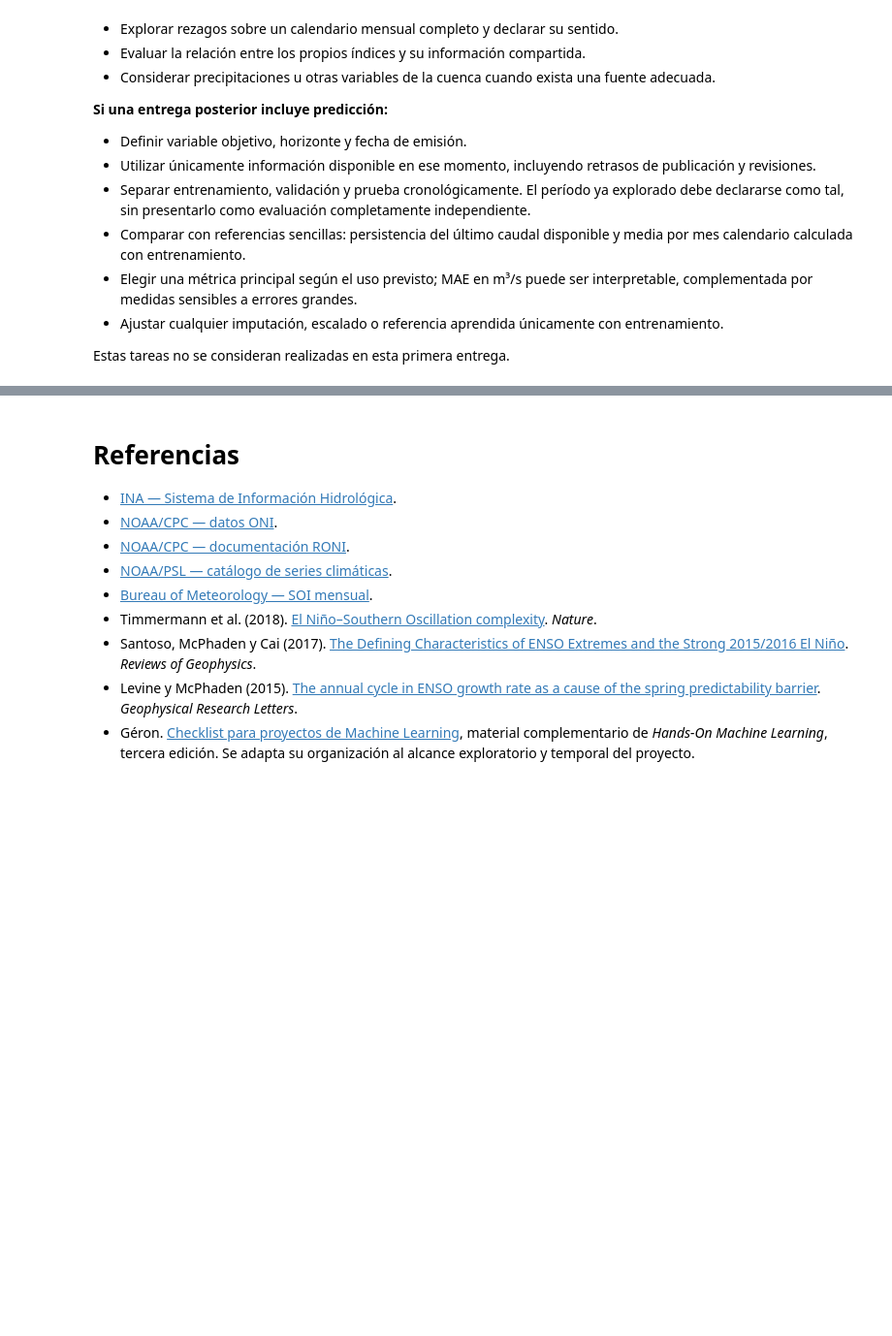
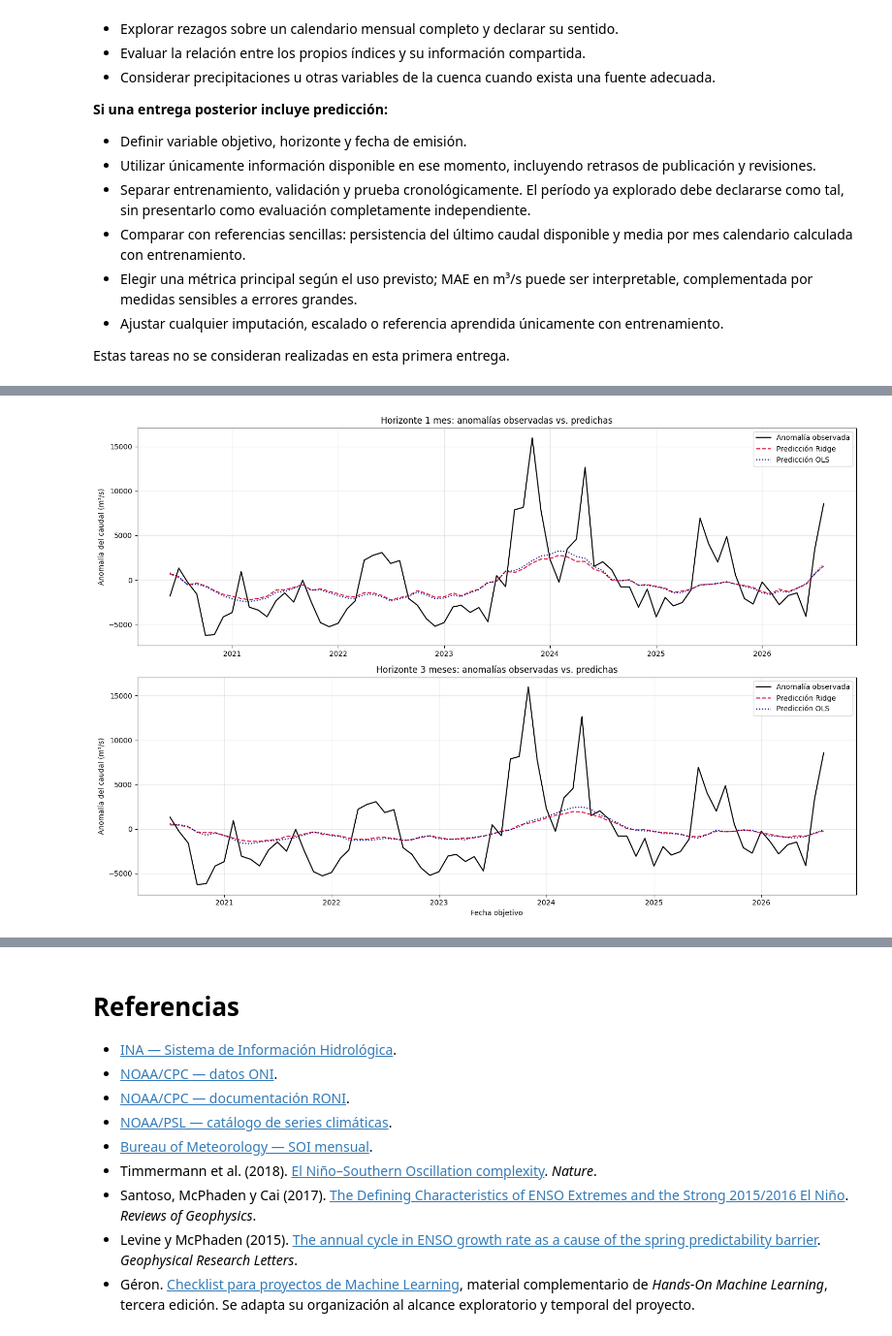
Before and after one commit to Lautaro912/proyecto-ypf-el-nino-salto-grande, a Jupyter notebook: Propuesta_Proyecto_YPF.ipynb, the cells around one changed output, grey strips where cells are left out. Shown at 97% size. Drawn from its saved outputs; the diff is of its cells as text; code cells hidden in the pictures; blank space fills up the shorter version.

```diff
--- a/Propuesta_Proyecto_YPF.ipynb
+++ b/Propuesta_Proyecto_YPF.ipynb
@@ -1269,0 +3166,97 @@ Estas tareas no se consideran realizadas en esta primera entrega.
+# %%
+# 2.27.1. Comparación gráfica OLS vs Ridge
+# Utilizamos las fechas reales de los conjuntos de prueba
+# y las desplazamos según el horizonte de predicción.
+
+# Fechas objetivo
+fechas_test_1m = (
+    test_1m["fecha"] + pd.DateOffset(months=1)
+)
+
+fechas_test_3m = (
+    test_3m["fecha"] + pd.DateOffset(months=3)
+)
+
+# Configuración de gráficos
+fig, axes = plt.subplots(2, 1, figsize=(15, 10))
+
+# --------------------------------
+# HORIZONTE DE 1 MES
+# --------------------------------
+
+axes[0].plot(
+    fechas_test_1m,
+    y_test_1m,
+    label="Anomalía observada",
+    color="black",
+    linewidth=1.5
+)
+
+axes[0].plot(
+    fechas_test_1m,
+    pred_ridge_1m,
+    label="Predicción Ridge",
+    color="crimson",
+    linestyle="--",
+    linewidth=1.5
+)
+
+axes[0].plot(
+    fechas_test_1m,
+    pred_ols_1m,
+    label="Predicción OLS",
+    color="navy",
+    linestyle=":",
+    linewidth=1.5
+)
+
+axes[0].set_title(
+    "Horizonte 1 mes: anomalías observadas vs. predichas"
+)
+axes[0].set_ylabel("Anomalía del caudal (m³/s)")
+axes[0].legend()
+axes[0].grid(True, alpha=0.3)
+
+
+# --------------------------------
+# HORIZONTE DE 3 MESES
+# --------------------------------
+
+axes[1].plot(
+    fechas_test_3m,
+    y_test_3m,
+    label="Anomalía observada",
+    color="black",
+    linewidth=1.5
+)
+
+axes[1].plot(
+    fechas_test_3m,
+    pred_ridge_3m,
+    label="Predicción Ridge",
+    color="crimson",
+    linestyle="--",
+    linewidth=1.5
+)
+
+axes[1].plot(
+    fechas_test_3m,
+    pred_ols_3m,
+    label="Predicción OLS",
+    color="navy",
+    linestyle=":",
+    linewidth=1.5
+)
+
+axes[1].set_title(
+    "Horizonte 3 meses: anomalías observadas vs. predichas"
+)
+axes[1].set_xlabel("Fecha objetivo")
+axes[1].set_ylabel("Anomalía del caudal (m³/s)")
+axes[1].legend()
+axes[1].grid(True, alpha=0.3)
+
+plt.tight_layout()
+plt.show()
+# %% [output]
+[figure, added]
```
Also changed, not shown: parts of 78 cells of this notebook.
